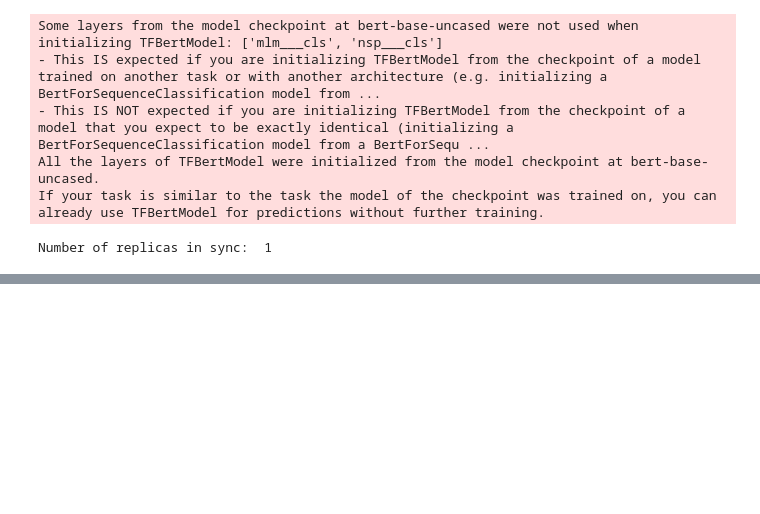
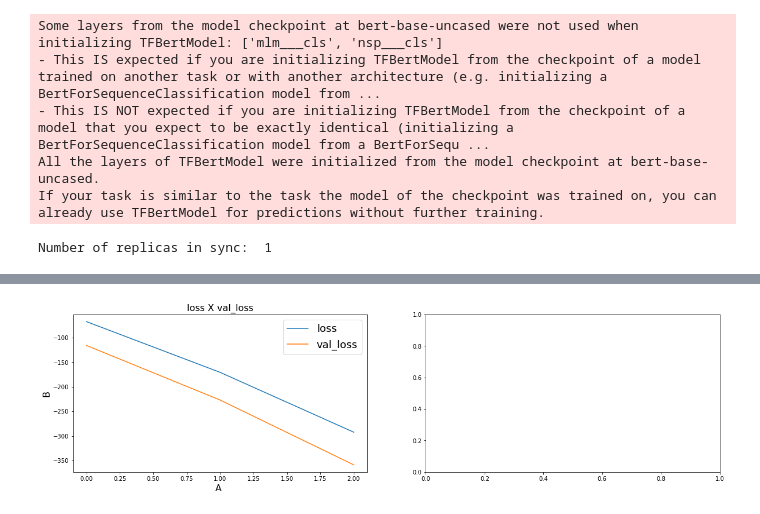
Before and after one commit to abhishekgorla/ML-Projects, a Jupyter notebook: Sentiment Analysis_BERT.ipynb, the cells around one changed output, grey strips where cells are left out. Saved outputs shown, nothing was run; the diff lists cells and outputs as text; code cells hidden in the pictures; blank space fills up the shorter version.

Commit message:
Add files via upload
The dataset contains 1.6million tweets with labels positive and negative
I tried to solve this text classification problem with deep learning using BERT.

```diff
--- a/Sentiment Analysis_BERT.ipynb
+++ b/Sentiment Analysis_BERT.ipynb
@@ -262,2 +261,14 @@ WARNING:tensorflow:The parameter `return_dict` cannot be set in graph mode and w
+# %%
+def plot_learning_curves(history, arr):
+    fig, ax = plt.subplots(1, 2, figsize=(20, 5))
+    for idx in range(1):
+        ax[idx].plot(history.history[arr[idx][0]])
+        ax[idx].plot(history.history[arr[idx][1]])
+        ax[idx].legend([arr[idx][0], arr[idx][1]],fontsize=18)
+        ax[idx].set_xlabel('A ',fontsize=16)
+        ax[idx].set_ylabel('B',fontsize=16)
+        ax[idx].set_title(arr[idx][0] + ' X ' + arr[idx][1],fontsize=16)
 # %%
-plot_learning_curves(history, [['loss', 'val_loss'],['accuracy', 'val_accuracy']])
+plot_learning_curves(history, [['loss', 'val_loss']])
+# %% [output]
+[figure, added]
```
Also changed, not shown: parts of 4 cells of this notebook.
